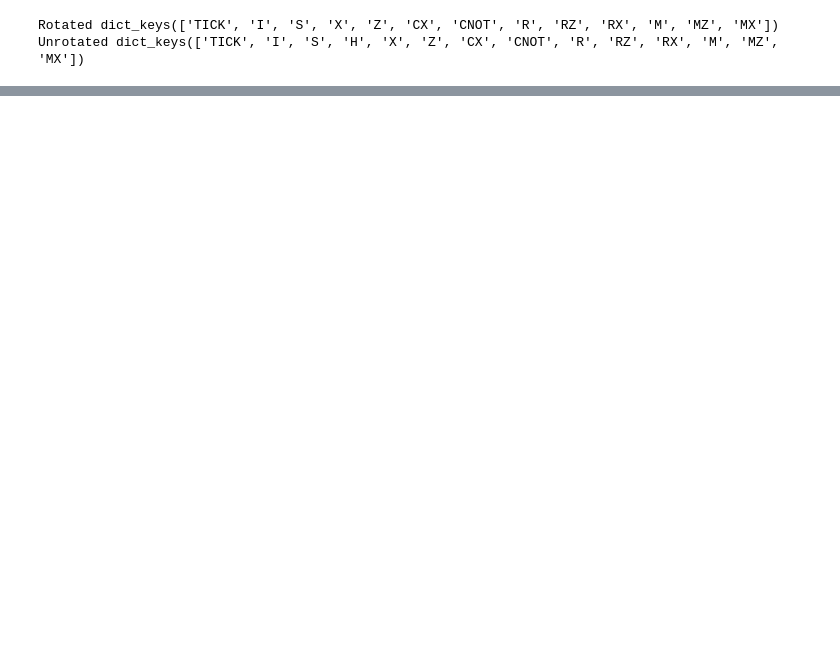
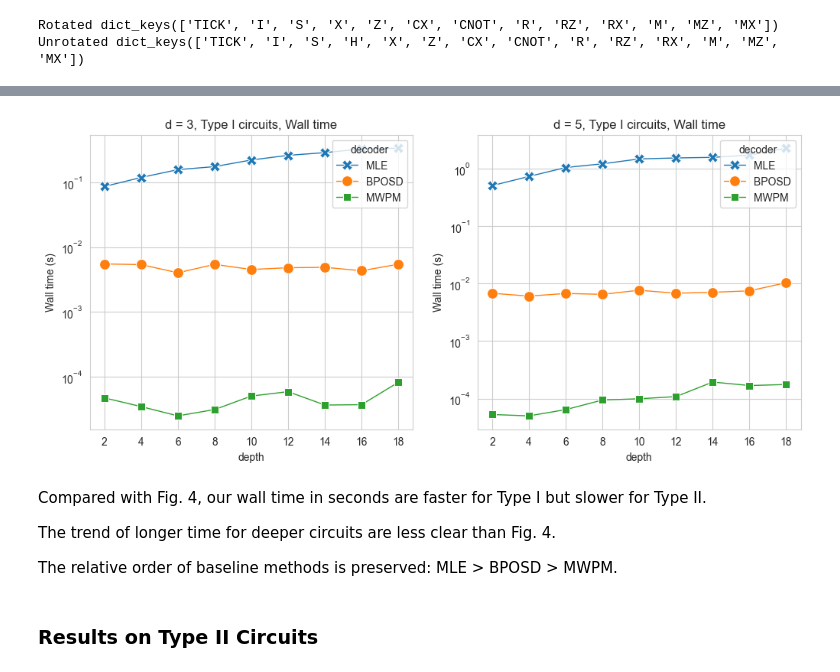
Before and after one commit to congfeng4/MCCD, a Jupyter notebook: reproduce.ipynb, the cells around one changed output, grey strips where cells are left out. Saved outputs shown, nothing was run; the diff lists cells and outputs as text; code cells hidden in the pictures; blank space fills up the shorter version.

```diff
--- a/reproduce.ipynb
+++ b/reproduce.ipynb
@@ -466,0 +432,17 @@ df5 = run_decoder_tasks(fig5_circuits, 'reproduce_fig5')
+# %%
+plt.figure(figsize=(12,5))
+ax=plt.subplot(121)
+
+sns.lineplot(df4[(df4.metric == 'walltime_seconds') & (df4.distance == 3)], x='depth', y='value', hue='decoder', hue_order=hue_order,
+             errorbar=None, style='decoder', markers=True, dashes=False, markersize=10, linewidth=1, ax=ax)
+plt.ylabel('Wall time (s)')
+plt.yscale('log')
+plt.title('d = 3, Type I circuits, Wall time')
+
+ax=plt.subplot(122)
+sns.lineplot(df4[(df4.metric == 'walltime_seconds') & (df4.distance == 5)], x='depth', y='value', hue='decoder', hue_order=hue_order,
+             errorbar=None, style='decoder', markers=True, dashes=False, markersize=10, linewidth=1, ax=ax)
+plt.ylabel('Wall time (s)')
+plt.yscale('log')
+plt.title('d = 5, Type I circuits, Wall time')
+# %% [output]
@@ -466,0 +450,9 @@ df5 = run_decoder_tasks(fig5_circuits, 'reproduce_fig5')
+[figure, added]
+# %% [markdown]
+Compared with Fig. 4, our wall time in seconds are faster for Type I but slower for Type II.
+
+The trend of longer time for deeper circuits are less clear than Fig. 4.
+
+The relative order of baseline methods is preserved: MLE > BPOSD > MWPM.
+# %% [markdown]
+### Results on Type II Circuits
```
Also changed, not shown: parts of 48 cells of this notebook, 2 other files.
